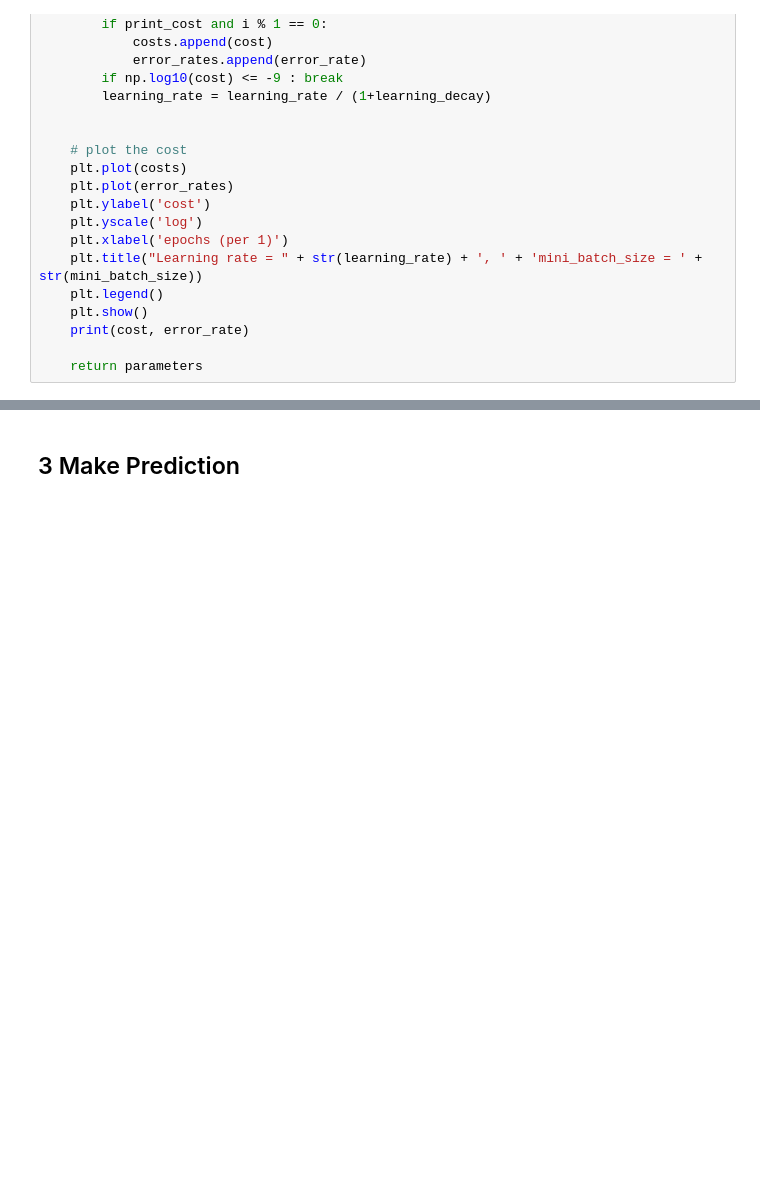
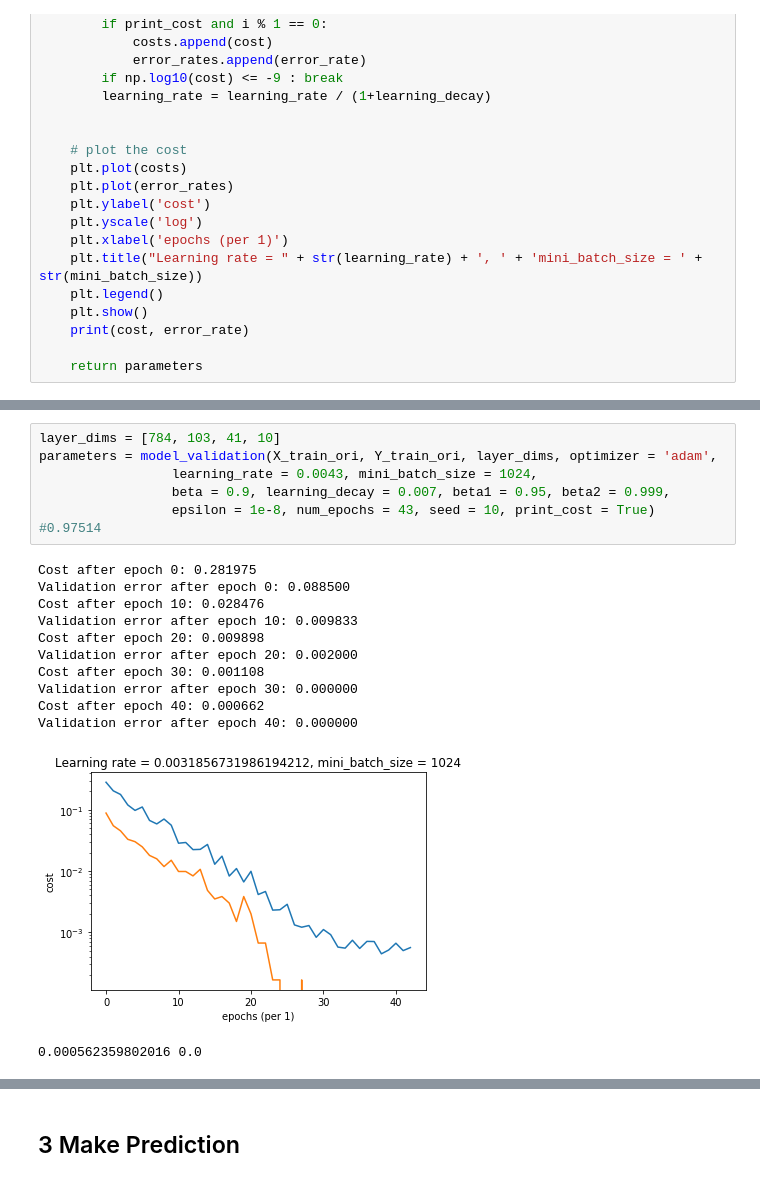
Before and after one commit to woodyko3234/Kaggle---Digit-Recognizer, a Jupyter notebook: Kaggle - Digit Recognizer (DL).ipynb, the cells around one changed output, grey strips where cells are left out. Drawn from its saved outputs; the diff is of its cells as text; blank space fills up the shorter version.

```diff
--- a/Kaggle - Digit Recognizer (DL).ipynb
+++ b/Kaggle - Digit Recognizer (DL).ipynb
@@ -1136,0 +1164,20 @@ Validation error after epoch 40: 0.004667
+# %%
+layer_dims = [784, 103, 41, 10]
+parameters = model_validation(X_train_ori, Y_train_ori, layer_dims, optimizer = 'adam',
+                 learning_rate = 0.0043, mini_batch_size = 1024,
+                 beta = 0.9, learning_decay = 0.007, beta1 = 0.95, beta2 = 0.999,
+                 epsilon = 1e-8, num_epochs = 43, seed = 10, print_cost = True)
+#0.97514
+# %% [output]
+Cost after epoch 0: 0.281975
+Validation error after epoch 0: 0.088500
+Cost after epoch 10: 0.028476
+Validation error after epoch 10: 0.009833
+Cost after epoch 20: 0.009898
+Validation error after epoch 20: 0.002000
+Cost after epoch 30: 0.001108
+Validation error after epoch 30: 0.000000
+Cost after epoch 40: 0.000662
+Validation error after epoch 40: 0.000000
+[figure, added]
+0.000562359802016 0.0
```
Also changed, not shown: parts of 4 cells of this notebook, 1 other file.
